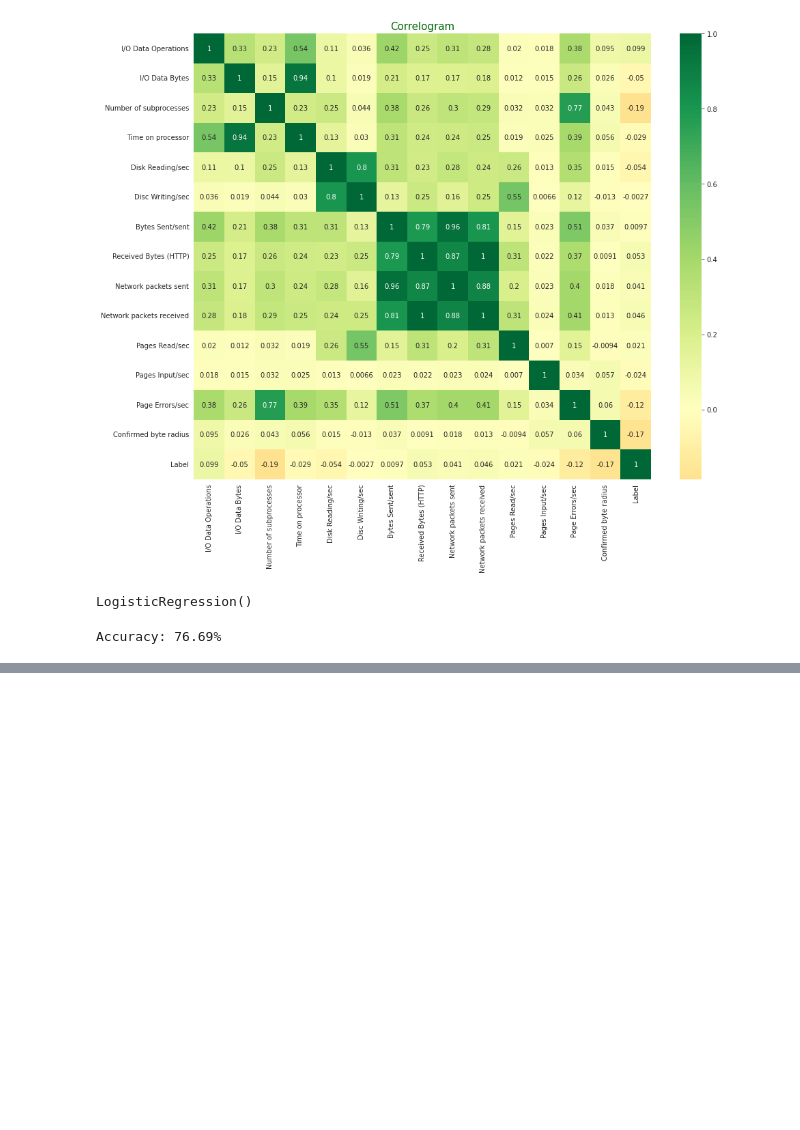
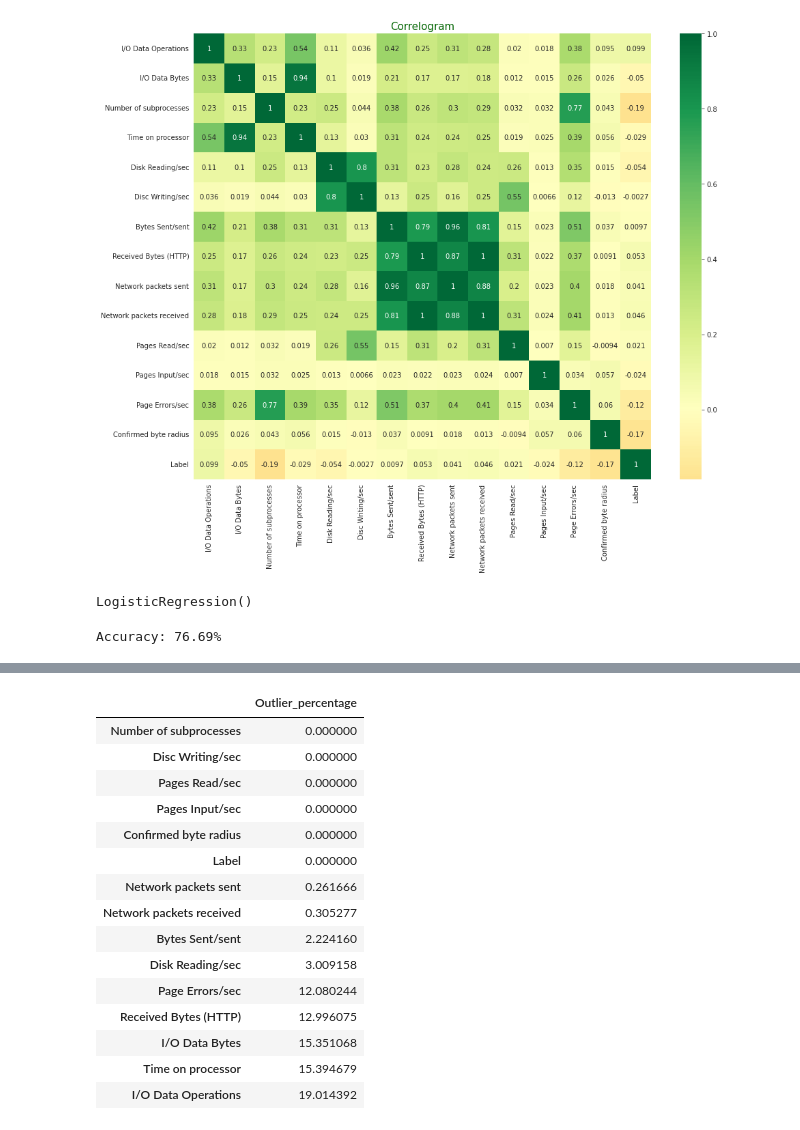
Before and after one commit to Mwendwa-Sharon/Cryptojacking-Detection, a Jupyter notebook: CryptojackingDetection.ipynb, the cells around one changed output, grey strips where cells are left out. Saved outputs shown, nothing was run; the diff lists cells and outputs as text; code cells hidden in the pictures; blank space fills up the shorter version.

```diff
--- a/CryptojackingDetection.ipynb
+++ b/CryptojackingDetection.ipynb
@@ -253,0 +310,30 @@ Accuracy: 76.69%
+# %%
+# Looping through the columns to removing outliers
+for column in train_df.columns:
+    if train_df[column].dtype != object:
+        q1 = np.quantile(train_df[column], 0.25)
+        q3 = np.quantile(train_df[column], 0.75)
+        iqr = q3 - q1
+        upper_bound = q3 + (1.5 * iqr)
+        lower_bound = q1 - (1.5 * iqr)
+        train_df = train_df[(train_df[column] >= lower_bound) & (train_df[column] <= upper_bound)]
+# %%
+# Calling the detect_outliers function to see if the outliers have been removed
+detect_outliers(train_df)
+# %% [output]
+|  | Outlier_percentage |
+| Number of subprocesses | 0.000000 |
+| Disc Writing/sec | 0.000000 |
+| Pages Read/sec | 0.000000 |
+| Pages Input/sec | 0.000000 |
+| Confirmed byte radius | 0.000000 |
+| Label | 0.000000 |
+| Network packets sent | 0.261666 |
+| Network packets received | 0.305277 |
+| Bytes Sent/sent | 2.224160 |
+| Disk Reading/sec | 3.009158 |
+| Page Errors/sec | 12.080244 |
+| Received Bytes (HTTP) | 12.996075 |
+| I/O Data Bytes | 15.351068 |
+| Time on processor | 15.394679 |
+| I/O Data Operations | 19.014392 |
```
Also changed, not shown: parts of 10 cells of this notebook.
